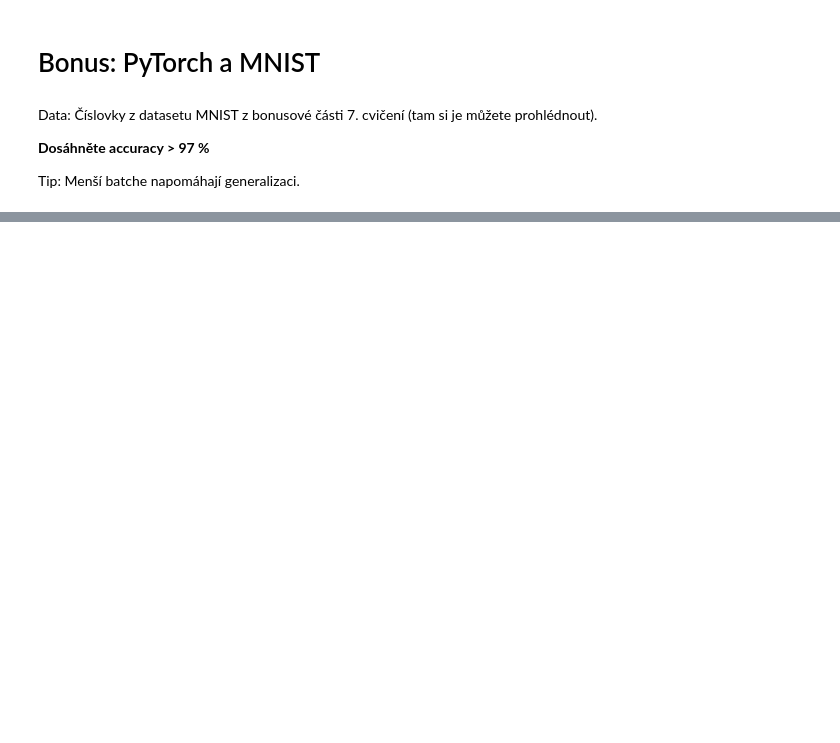
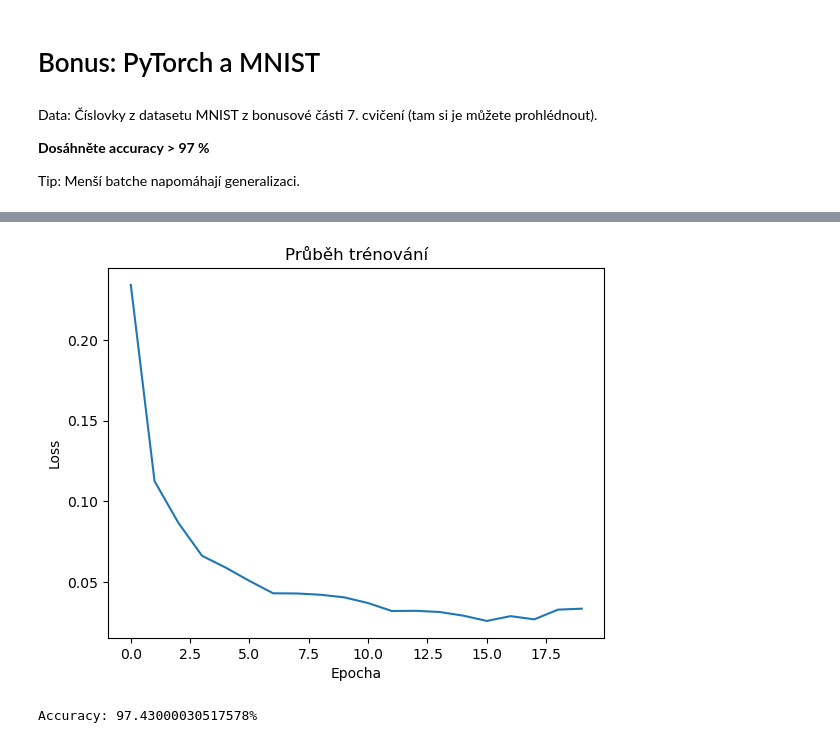
Before and after one commit to c4da/vsu, a Jupyter notebook: 08_NN.ipynb, the cells around one changed output, grey strips where cells are left out. Drawn from its saved outputs; the diff is of its cells as text; code cells hidden in the pictures; blank space fills up the shorter version.

```diff
--- a/08_NN.ipynb
+++ b/08_NN.ipynb
@@ -439,10 +748,11 @@ test_data = (test_data - mean) / std
 # Definice modelu
 
 #################################################################
-# ZDE DOPLNIT
-input_layer_size = ...
-hidden_layer_size = ...
-output_size = ...
+
+input_layer_size = 784  # 28×28 pixelů zploštěných do vektoru
+hidden_layer_size = 128  # Experimentujte: 128, 256, nebo i 512
+output_size = 10  # 10 tříd (číslice 0-9)
+
 #################################################################
 
 model = nn.Sequential(
@@ -458,25 +768,34 @@ print(model)
 # Optimizér provádí zvolenou metodu optimalizace sítě (SGD / SGD + momentum / ADAM / jiné).
 # Parametr weight_decay je lmbd z našeho kódu.
 #################################################################
-# ZDE DOPLNIT
-num_epochs = ...
-batch_size = ...
-optimizer = optim.SGD(model.parameters(), lr=..., weight_decay=..., momentum=...)
-# optimizer = optim.Adam(...)
-# optimizer = optim.AdamW(...)
+
+#################################################################
+
+num_epochs = 20  # Kolikrát projdeme všechna trénovací data
+batch_size = 64  # Velikost mini-batche (menší = lepší generalizace)
+
+# SGD s momentum
+optimizer = optim.SGD(model.parameters(), lr=0.05, weight_decay=0, momentum=0.9)
+# optimizer = optim.Adam(model.parameters(), lr=0.001, weight_decay=0)
+#Adam s lepsi regulerizaci
+# optimizer = optim.AdamW(model.parameters(), lr=0.001, weight_decay=0.01)
+
 #################################################################
 
 # Kriteriální funkce: počítá softmax a cross-entropy loss.
+# CrossEntropyLoss v PyTorchu ZAHRNUJE softmax!
+# Proto model vrací "logits" (před softmaxem), ne pravděpodobnosti
 criterion = nn.CrossEntropyLoss()
 
 # Nastaví model do trénovacího módu (důležité pro některé typy vrstev, např. Dropout nebo BatchNorm).
+# V našem případě nemá efekt, ale je to dobrý zvyk.
 model.train()
 
 losses = np.zeros(num_epochs)
-num_batches = data.size(0) // batch_size
+num_batches = data.size(0) // batch_size  # Kolik batchů je v jedné epoše
 
 for epoch in range(num_epochs):
-    # Zamíchání dat
+    # Zamíchání dat na začátku každé epochy
     permutation = torch.randperm(data.size(0))
 
     epoch_loss = 0.0
@@ -486,7 +805,7 @@ for epoch in range(num_epochs):
         indices = permutation[i : i + batch_size]
         batch_x, batch_y = data[indices], ref[indices]
 
-        # Gradienty jsou uloženy u vah, kterých se týkají. Je potřeba je v každé iteraci explicitně vynulovat, jinak se akumulují.
+        # PyTorch AKUMULUJE gradienty
         optimizer.zero_grad()
 
         # Ekvivalent naší funkce forward (bez softmax).
@@ -501,10 +820,12 @@ for epoch in range(num_epochs):
         # Aktualizuje váhy podle zvolené metody.
         optimizer.step()
 
-        epoch_loss += loss.item()
+        # Přičteme loss z tohoto batche k celkovému lossu epochy
+        epoch_loss += loss.item()  # .item() převede torch tensor na Python float
 
     # Průměrný loss.
     losses[epoch] = epoch_loss / num_batches
     print(f"Epoch [{epoch+1}/{num_epochs}], Loss: {losses[epoch]:.4f}")
 
 show_loss(np.arange(num_epochs), losses, epoch=True)
+# %% [output]
@@ -511,3 +849,4 @@ show_loss(np.arange(num_epochs), losses, epoch=True)
+[figure, added]
 # %%
 # Nastaví model do testovacího módu (důležité pro některé typy vrstev, např. Dropout nebo BatchNorm).
 model.eval()
@@ -519,3 +858,5 @@ with torch.no_grad():
     acc = (predicted_classes == test_ref).float().mean()
 
 print(f"Accuracy: {acc * 100}%")
+# %% [output]
+Accuracy: 97.43000030517578%
```
Also changed, not shown: parts of 31 cells of this notebook.
